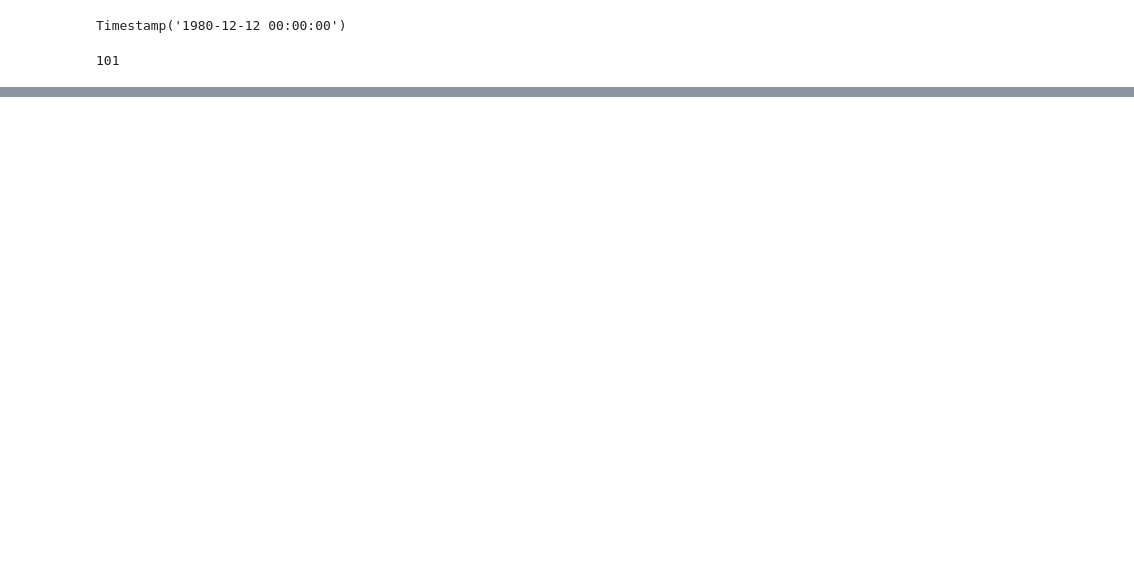
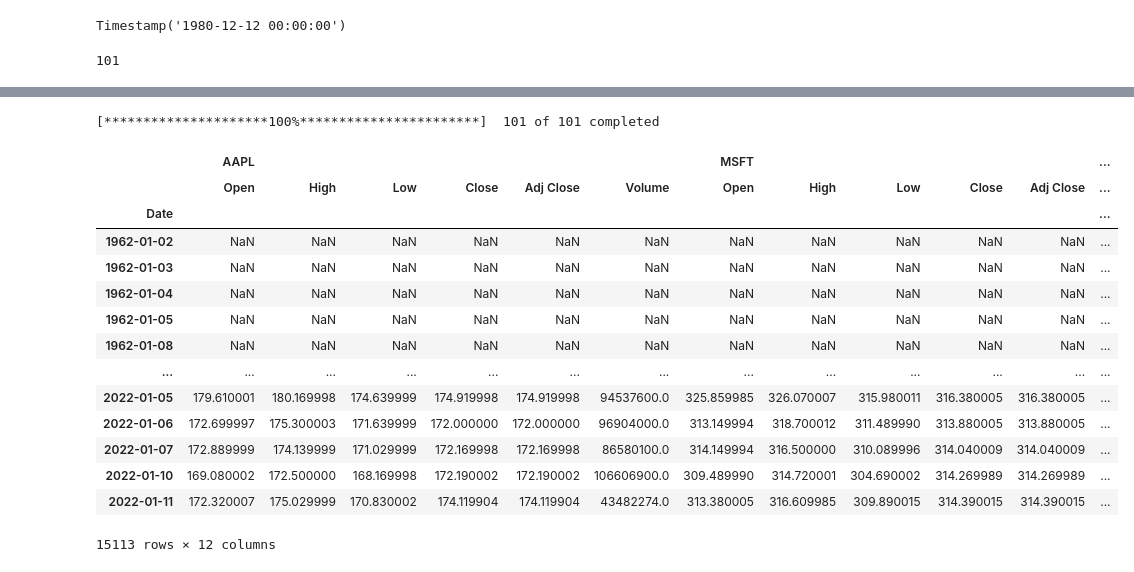
Before and after one commit to Ale-Cas/py-quant-fin, a Jupyter notebook: notebooks/investment_universe.ipynb, the cells around one changed output, grey strips where cells are left out. Saved outputs shown, nothing was run; the diff lists cells and outputs as text; code cells hidden in the pictures; blank space fills up the shorter version.

```diff
--- a/notebooks/investment_universe.ipynb
+++ b/notebooks/investment_universe.ipynb
@@ -89,0 +145,22 @@ Name: Close, Length: 15110, dtype: float64
+# %%
+yf_prices = yf.download(tickers = [str(asset) for asset in nasdaq.assets], group_by="Ticker", period="max", threads = False)
+# %% [output]
+[*********************100%***********************]  101 of 101 completed
+# %%
+yf_prices[["AAPL", "MSFT"]]
+# %% [output]
+|  | AAPL |  |  |  |  |  | MSFT |  |  |  |  | ... |
+|  | Open | High | Low | Close | Adj Close | Volume | Open | High | Low | Close | Adj Close | ... |
+| Date |  |  |  |  |  |  |  |  |  |  |  | ... |
+| 1962-01-02 | NaN | NaN | NaN | NaN | NaN | NaN | NaN | NaN | NaN | NaN | NaN | ... |
+| 1962-01-03 | NaN | NaN | NaN | NaN | NaN | NaN | NaN | NaN | NaN | NaN | NaN | ... |
+| 1962-01-04 | NaN | NaN | NaN | NaN | NaN | NaN | NaN | NaN | NaN | NaN | NaN | ... |
+| 1962-01-05 | NaN | NaN | NaN | NaN | NaN | NaN | NaN | NaN | NaN | NaN | NaN | ... |
+| 1962-01-08 | NaN | NaN | NaN | NaN | NaN | NaN | NaN | NaN | NaN | NaN | NaN | ... |
+| ... | ... | ... | ... | ... | ... | ... | ... | ... | ... | ... | ... | ... |
+| 2022-01-05 | 179.610001 | 180.169998 | 174.639999 | 174.919998 | 174.919998 | 94537600.0 | 325.859985 | 326.070007 | 315.980011 | 316.380005 | 316.380005 | ... |
+| 2022-01-06 | 172.699997 | 175.300003 | 171.639999 | 172.000000 | 172.000000 | 96904000.0 | 313.149994 | 318.700012 | 311.489990 | 313.880005 | 313.880005 | ... |
+| 2022-01-07 | 172.889999 | 174.139999 | 171.029999 | 172.169998 | 172.169998 | 86580100.0 | 314.149994 | 316.500000 | 310.089996 | 314.040009 | 314.040009 | ... |
+| 2022-01-10 | 169.080002 | 172.500000 | 168.169998 | 172.190002 | 172.190002 | 106606900.0 | 309.489990 | 314.720001 | 304.690002 | 314.269989 | 314.269989 | ... |
+| 2022-01-11 | 172.320007 | 175.029999 | 170.830002 | 174.119904 | 174.119904 | 43482274.0 | 313.380005 | 316.609985 | 309.890015 | 314.390015 | 314.390015 | ... |
+15113 rows × 12 columns
```
Also changed, not shown: parts of 14 cells of this notebook, 1 other file.
